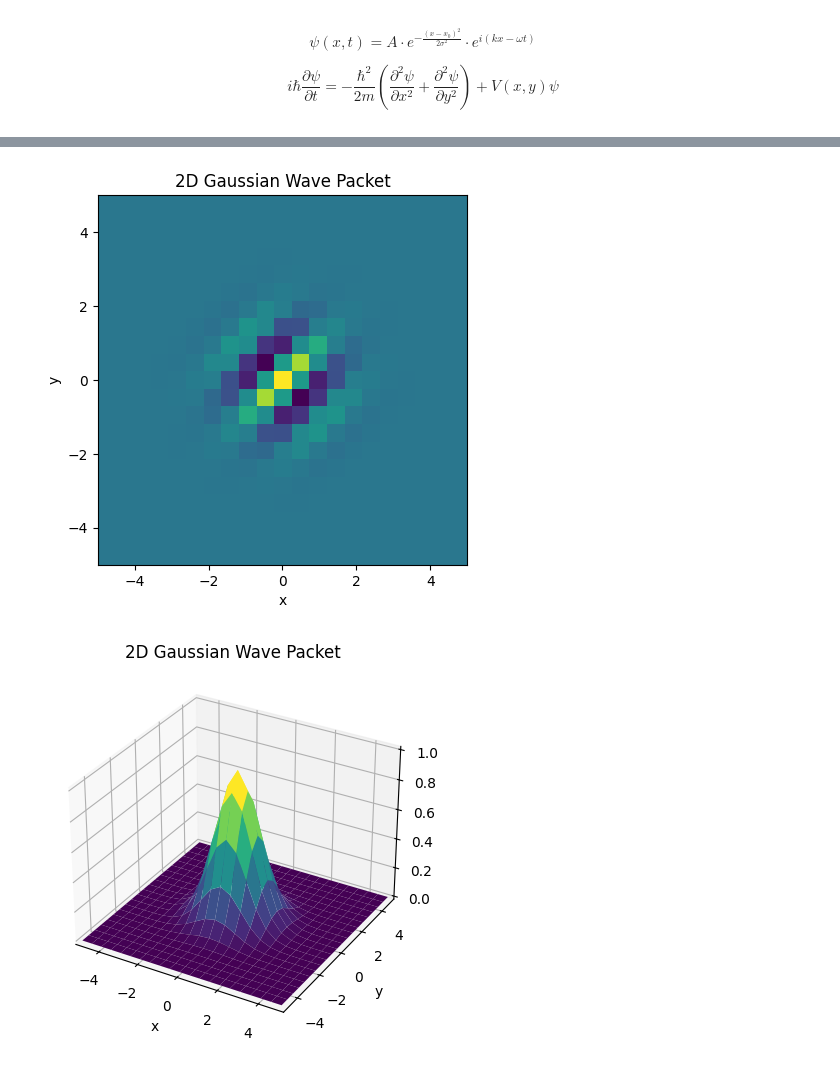
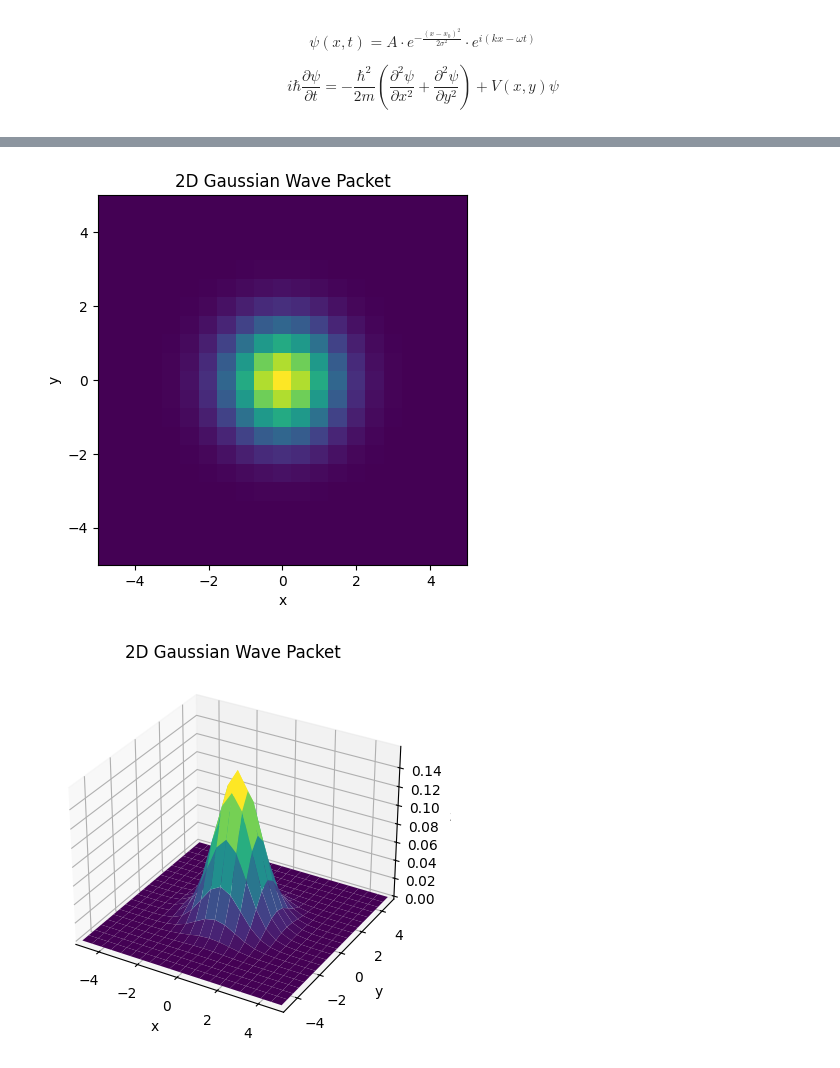
Before and after one commit to Sassy-Buoy/Comp-phys-Ex, a Jupyter notebook: gwp.ipynb, the cells around one changed output, grey strips where cells are left out. Drawn from its saved outputs; the diff is of its cells as text; code cells hidden in the pictures.

```diff
--- a/gwp.ipynb
+++ b/gwp.ipynb
@@ -132,0 +89,25 @@ plt.show()
+# %%
+# euler algorithm for solving the Schrödinger equation
+def euler(V, psi):
+    laplacian = np.zeros((N, N), dtype=np.complex_)
+    psi_next = np.zeros((N, N), dtype=np.complex_)
+    for i in range(1, N - 1):
+        for j in range(1, N - 1):
+            laplacian[i, j] = (psi[i + 1, j] - 2 * psi[i, j] + psi[i - 1, j]) + (psi[i, j + 1] - 2 * psi[i, j] + psi[i, j - 1])
+            psi_next[i, j] = psi[i, j] - 1j * dt / (2 * m * dx**2) * laplacian[i, j] + 1j * dt / hbar * V[i, j] * psi[i, j]
+    return psi_next
+# %%
+def time_evolution(sigma_x, sigma_y, kx, ky, x0, y0):
+    V = V_2d_pp(k)
+    psi = psi0_2D(x0, y0, sigma_x, sigma_y, kx, ky)
+    Psi = []
+    t = 0.0
+    while t < T:
+        Psi.append((t, psi))
+        #psi = fd_2d(V, psi)
+        psi = euler(V, psi)
+        #psi = crank_nicholson(V, psi)
+        t += dt
+    return Psi
+
+Psi = time_evolution(sigma_x, sigma_y, kx, ky, x0, y0)
@@ -133,24 +145,26 @@ plt.show()
 # %%
 from matplotlib.animation import FuncAnimation
 import matplotlib.pyplot as plt
 
 fig, ax = plt.subplots()
 
 def animate(i):
     ax.clear()
-    ax.imshow(np.real(Psi[i][1]), extent=[-Lx/2, Lx/2, -Ly/2, Ly/2])
+    # heatmap
+    psi = Psi[i][1]
+    plt.pcolor(x, y, np.abs(psi))
     ax.set_xlabel('x')
     ax.set_ylabel('y')
     ax.set_title('2D Gaussian Wave Packet')
     ax.set_aspect('equal')
-    ax.set_xlim(-Lx/2, Lx/2)
-    ax.set_ylim(-Ly/2, Ly/2)
+    ax.set_xlim(-L/2, L/2)
+    ax.set_ylim(-L/2, L/2)
 
-ani = FuncAnimation(fig, animate, frames=len(Psi), interval=100)
+ani = FuncAnimation(fig, animate, frames=len(Psi), interval=10)
 # Save the animation
 ani.save('2D_Gaussian_Wave_Packet.gif', writer='pillow')
 # %% [output]
-[figure, old version]
+[figure, new version]
 # %%
 from mpl_toolkits.mplot3d import Axes3D
 
@@ -160,17 +174,17 @@ ax = fig.add_subplot(111, projection='3d')
 def animate_3d(i):
     ax.clear()
     psi = Psi[i][1]
-    ax.plot_surface(X, Y, np.abs(psi), cmap='viridis', edgecolor='none')
+    ax.plot_surface(x, y, np.abs(psi), cmap='viridis', edgecolor='none')
     ax.set_xlabel('x')
     ax.set_ylabel('y')
     ax.set_zlabel('z')
     ax.set_title('2D Gaussian Wave Packet')
-    ax.set_xlim(-Lx/2, Lx/2)
-    ax.set_ylim(-Ly/2, Ly/2)
+    ax.set_xlim(-L/2, L/2)
+    ax.set_ylim(-L/2, L/2)
     ax.set_zlim(0, np.max(np.abs(Psi[0][1])))
 
 ani_3d = FuncAnimation(fig, animate_3d, frames=len(Psi), interval=100)
 # Save the animation
 ani_3d.save('3D_Gaussian_Wave_Packet.gif', writer='pillow')
 # %% [output]
-[figure, old version]
+[figure, new version]
```
Also changed, not shown: parts of 6 cells of this notebook, 4 other files.
